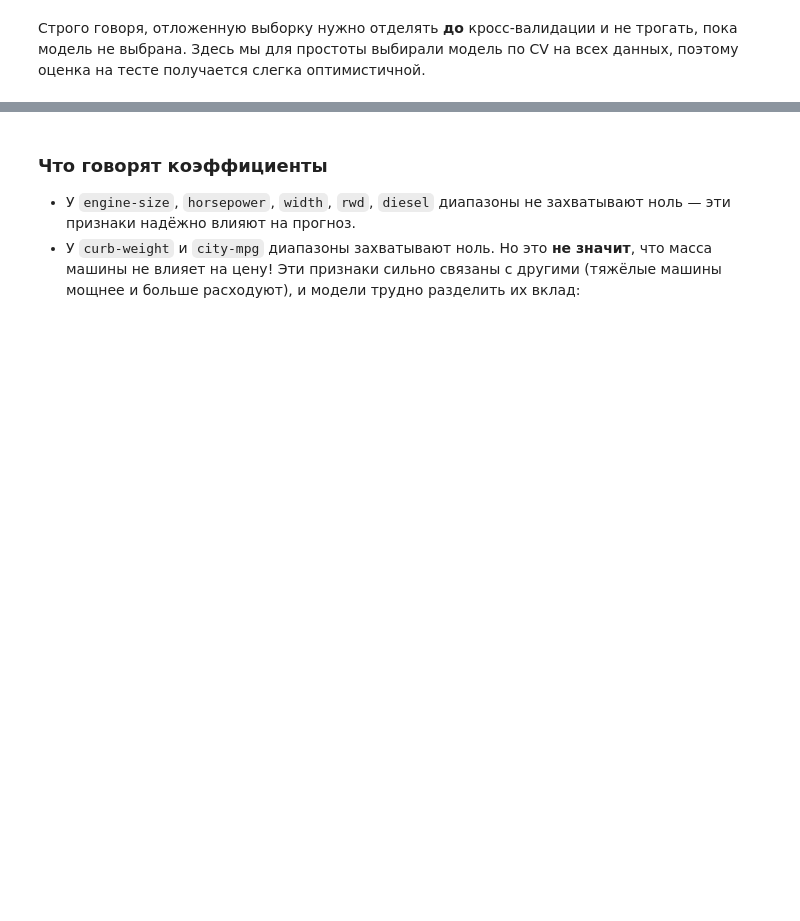
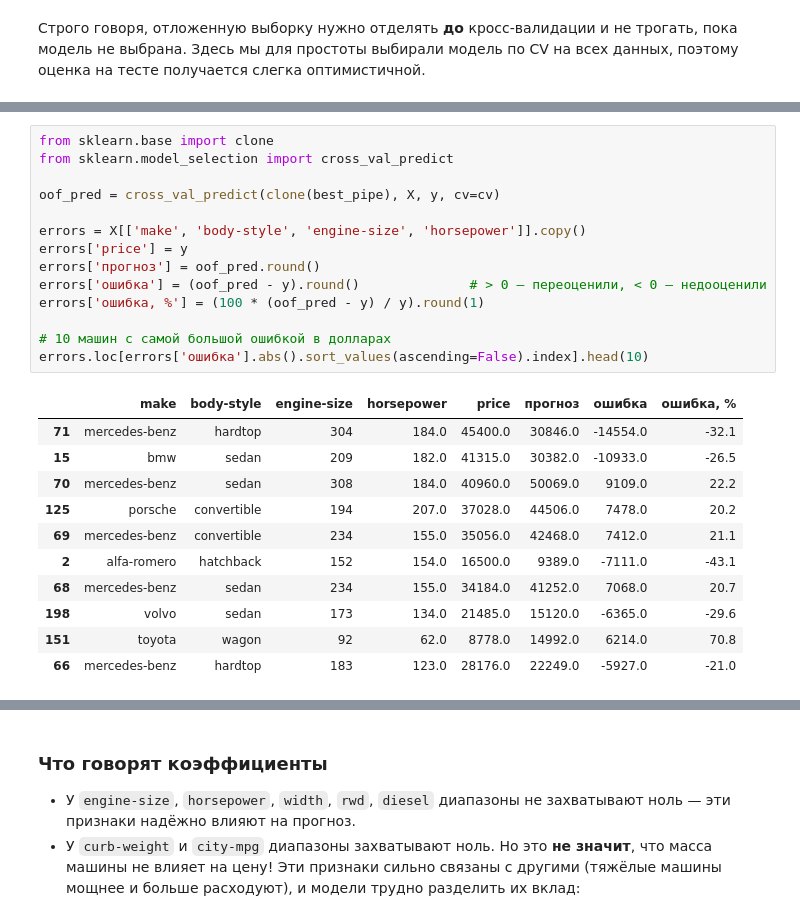
Before and after one commit to Murcha1990/ML_AI26, a Jupyter notebook: Week2_Regression/Loss_functions_CV_statsmodels.ipynb, the cells around one changed output, grey strips where cells are left out. Cells and saved outputs as stored; diff of their text form; blank space fills up the shorter version.

```diff
--- a/Week2_Regression/Loss_functions_CV_statsmodels.ipynb
+++ b/Week2_Regression/Loss_functions_CV_statsmodels.ipynb
@@ -295,0 +360,26 @@ dtype: float64
+# %%
+from sklearn.base import clone
+from sklearn.model_selection import cross_val_predict
+
+oof_pred = cross_val_predict(clone(best_pipe), X, y, cv=cv)
+
+errors = X[['make', 'body-style', 'engine-size', 'horsepower']].copy()
+errors['price'] = y
+errors['прогноз'] = oof_pred.round()
+errors['ошибка'] = (oof_pred - y).round()              # > 0 — переоценили, < 0 — недооценили
+errors['ошибка, %'] = (100 * (oof_pred - y) / y).round(1)
+
+# 10 машин с самой большой ошибкой в долларах
+errors.loc[errors['ошибка'].abs().sort_values(ascending=False).index].head(10)
+# %% [output]
+|  | make | body-style | engine-size | horsepower | price | прогноз | ошибка | ошибка, % |
+| 71 | mercedes-benz | hardtop | 304 | 184.0 | 45400.0 | 30846.0 | -14554.0 | -32.1 |
+| 15 | bmw | sedan | 209 | 182.0 | 41315.0 | 30382.0 | -10933.0 | -26.5 |
+| 70 | mercedes-benz | sedan | 308 | 184.0 | 40960.0 | 50069.0 | 9109.0 | 22.2 |
+| 125 | porsche | convertible | 194 | 207.0 | 37028.0 | 44506.0 | 7478.0 | 20.2 |
+| 69 | mercedes-benz | convertible | 234 | 155.0 | 35056.0 | 42468.0 | 7412.0 | 21.1 |
+| 2 | alfa-romero | hatchback | 152 | 154.0 | 16500.0 | 9389.0 | -7111.0 | -43.1 |
+| 68 | mercedes-benz | sedan | 234 | 155.0 | 34184.0 | 41252.0 | 7068.0 | 20.7 |
+| 198 | volvo | sedan | 173 | 134.0 | 21485.0 | 15120.0 | -6365.0 | -29.6 |
+| 151 | toyota | wagon | 92 | 62.0 | 8778.0 | 14992.0 | 6214.0 | 70.8 |
+| 66 | mercedes-benz | hardtop | 183 | 123.0 | 28176.0 | 22249.0 | -5927.0 | -21.0 |
```
Also changed, not shown: parts of 22 cells of this notebook.
